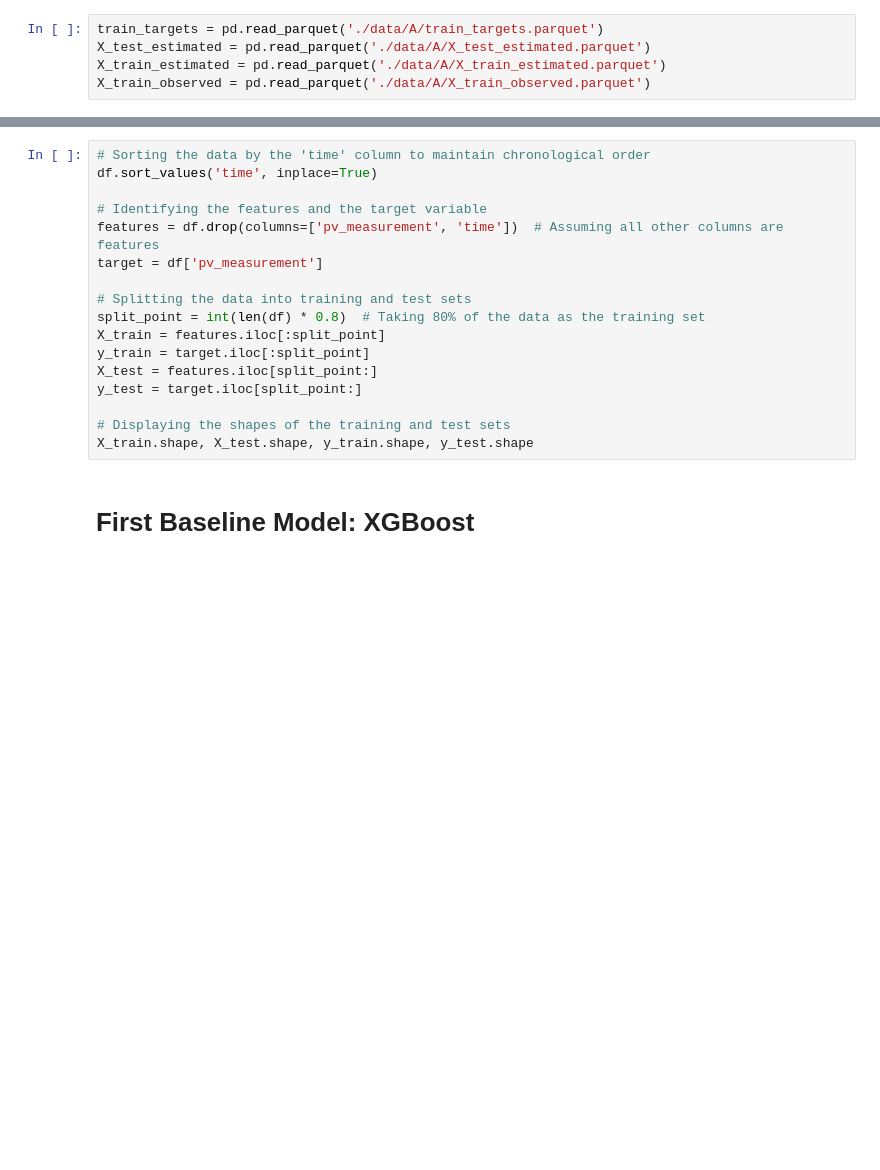
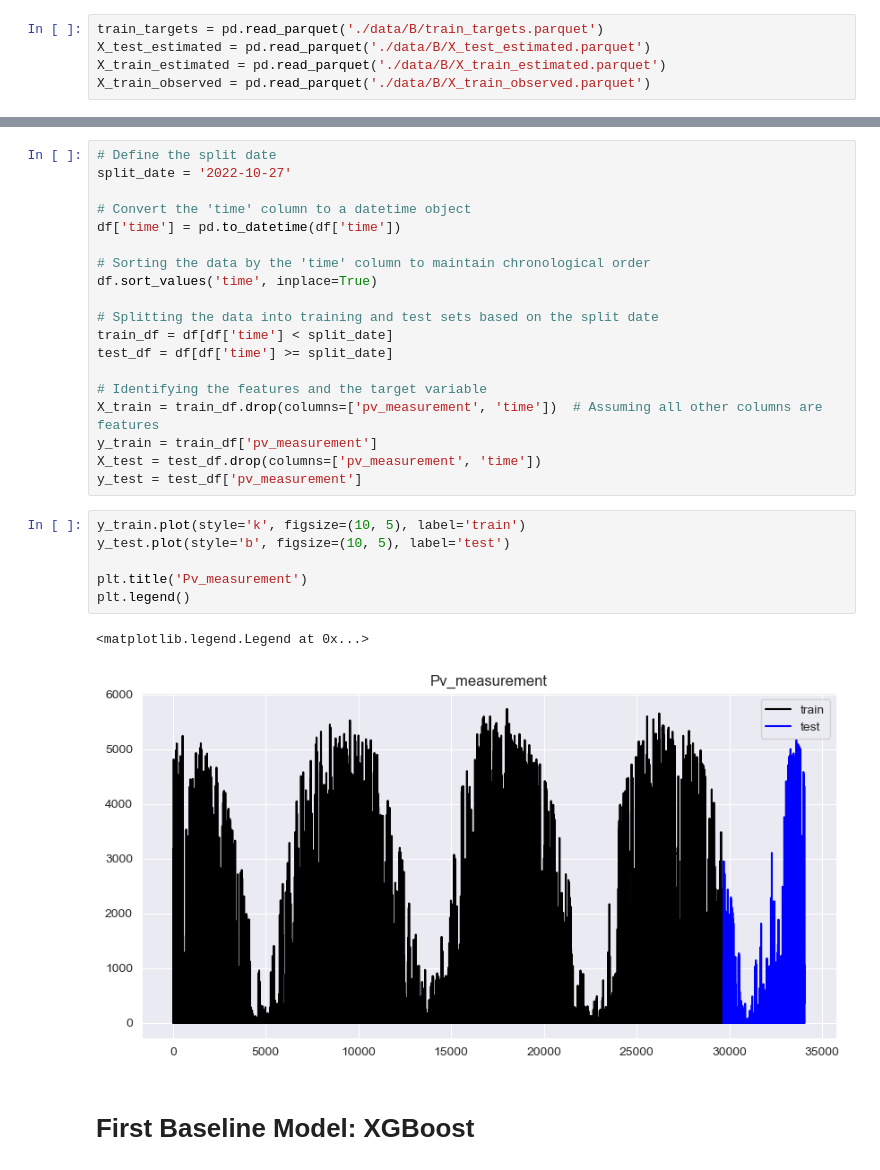
Before and after one commit to Markuski2023/MLGroupProject, a Jupyter notebook: src/Experiments.ipynb, the cells around one changed output, grey strips where cells are left out. Cells and saved outputs as stored; diff of their text form; blank space fills up the shorter version.

```diff
--- a/src/Experiments.ipynb
+++ b/src/Experiments.ipynb
@@ -14,8 +14,8 @@ from sklearn.metrics import mean_squared_error
 # %%
-train_targets = pd.read_parquet('./data/A/train_targets.parquet')
-X_test_estimated = pd.read_parquet('./data/A/X_test_estimated.parquet')
-X_train_estimated = pd.read_parquet('./data/A/X_train_estimated.parquet')
-X_train_observed = pd.read_parquet('./data/A/X_train_observed.parquet')
+train_targets = pd.read_parquet('./data/B/train_targets.parquet')
+X_test_estimated = pd.read_parquet('./data/B/X_test_estimated.parquet')
+X_train_estimated = pd.read_parquet('./data/B/X_train_estimated.parquet')
+X_train_observed = pd.read_parquet('./data/B/X_train_observed.parquet')
 # %%
 df = pd.concat([X_train_observed, X_train_estimated])
 df = pd.merge(df, train_targets, left_on='date_forecast', right_on='time', how='inner')
@@ -30,20 +30,31 @@ y = df['pv_measurement']  # Target variable
 # %%
+# Define the split date
+split_date = '2022-10-27'
+
+# Convert the 'time' column to a datetime object
+df['time'] = pd.to_datetime(df['time'])
+
 # Sorting the data by the 'time' column to maintain chronological order
 df.sort_values('time', inplace=True)
 
+# Splitting the data into training and test sets based on the split date
+train_df = df[df['time'] < split_date]
+test_df = df[df['time'] >= split_date]
+
 # Identifying the features and the target variable
-features = df.drop(columns=['pv_measurement', 'time'])  # Assuming all other columns are features
-target = df['pv_measurement']
-
-# Splitting the data into training and test sets
-split_point = int(len(df) * 0.8)  # Taking 80% of the data as the training set
-X_train = features.iloc[:split_point]
-y_train = target.iloc[:split_point]
-X_test = features.iloc[split_point:]
-y_test = target.iloc[split_point:]
-
-# Displaying the shapes of the training and test sets
-X_train.shape, X_test.shape, y_train.shape, y_test.shape
+X_train = train_df.drop(columns=['pv_measurement', 'time'])  # Assuming all other columns are features
+y_train = train_df['pv_measurement']
+X_test = test_df.drop(columns=['pv_measurement', 'time'])
+y_test = test_df['pv_measurement']
+# %%
+y_train.plot(style='k', figsize=(10, 5), label='train')
+y_test.plot(style='b', figsize=(10, 5), label='test')
+
+plt.title('Pv_measurement')
+plt.legend()
+# %% [output]
+<matplotlib.legend.Legend at 0x...>
+[figure, added]
 # %% [markdown]
 # First Baseline Model: XGBoost
 # %%
```
Also changed, not shown: parts of 11 cells of this notebook, 6 other files.
